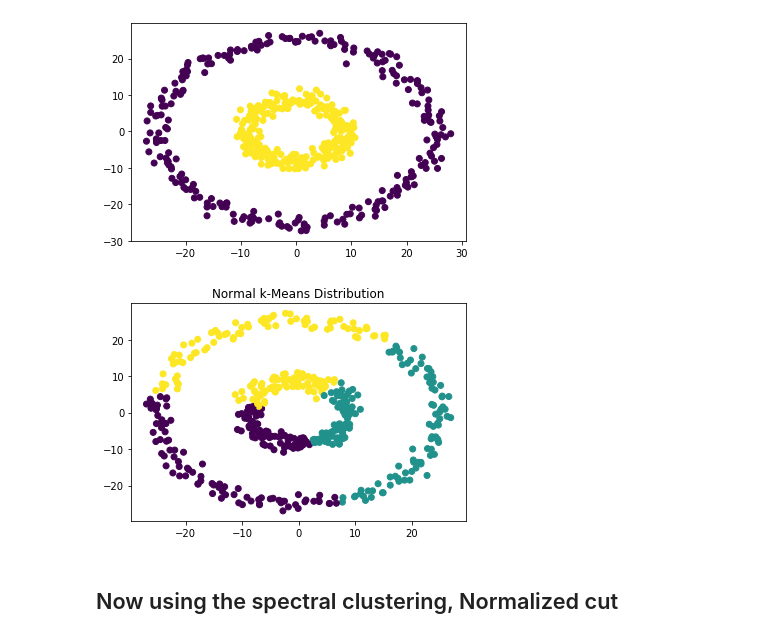
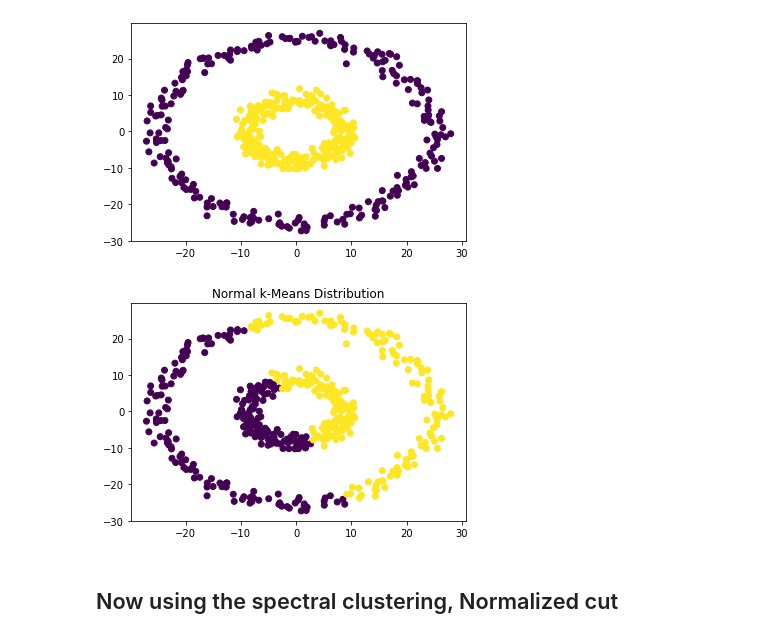
Before and after one commit to Mobad225/Spectral-Clustering, a Jupyter notebook: Spectal_Clustering.ipynb, the cells around one changed output. Saved outputs shown, nothing was run; the diff lists cells and outputs as text; code cells hidden in the pictures.

```diff
--- a/Spectal_Clustering.ipynb
+++ b/Spectal_Clustering.ipynb
@@ -229,14 +229,14 @@ plt.close()
 # %% [output]
 [figure]
 # %%
-kmeans = KMeans(n_clusters = k, random_state=0).fit(data)
+kmeans = KMeans(n_clusters = 2, random_state=0).fit(data)
 pred = kmeans.labels_
 plt.scatter(data[:,0], data[:,1], c = pred)
 plt.title('Normal k-Means Distribution')
 plt.show()
 plt.close()
 # %% [output]
-[figure, old version]
+[figure, new version]
 # %% [markdown]
 ## Now using the spectral clustering, Normalized cut
 # %% [markdown]
```
